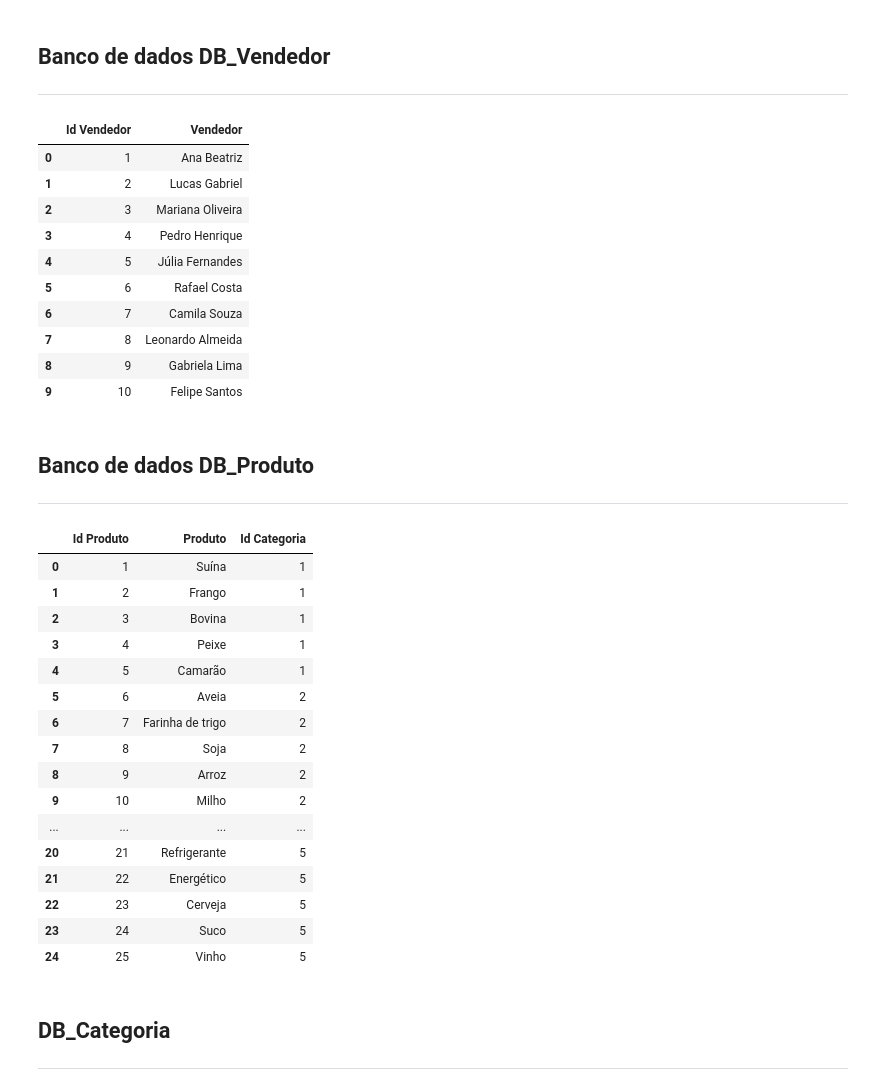
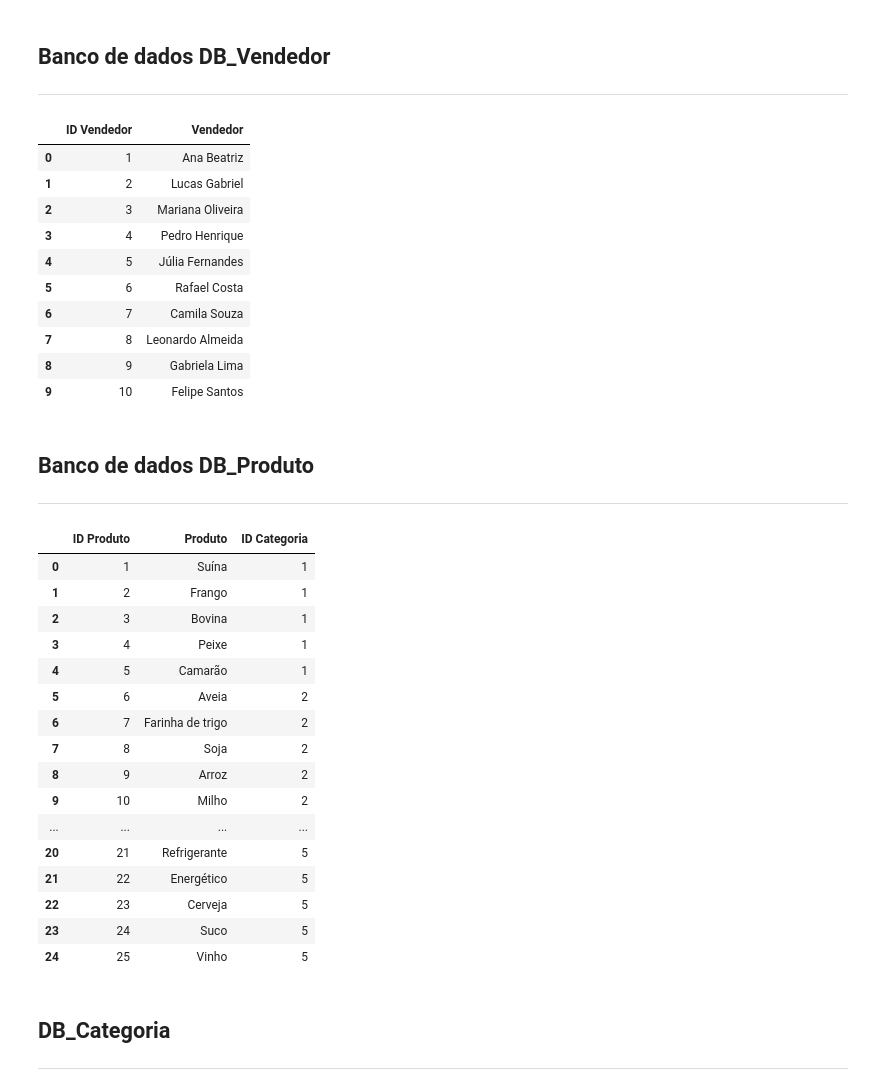
Before and after one commit to Tiago-HCruz/Loja-Mercadoria-Alimenticios, a Jupyter notebook: Python/Script_Proj_Varejo.ipynb, the cells around one changed output. Cells and saved outputs as stored; diff of their text form; code cells hidden in the pictures.

```diff
--- a/Python/Script_Proj_Varejo.ipynb
+++ b/Python/Script_Proj_Varejo.ipynb
@@ -225,7 +234,7 @@ df5
 ---
 # %%
 DB_Vendedor = pd.DataFrame({
-"Id Vendedor": list(range(1, 11)),
+"ID Vendedor": list(range(1, 11)),
 "Vendedor": ["Ana Beatriz","Lucas Gabriel","Mariana Oliveira","Pedro Henrique",
              "Júlia Fernandes", "Rafael Costa","Camila Souza","Leonardo Almeida",
              "Gabriela Lima","Felipe Santos"]
@@ -233,8 +242,11 @@ DB_Vendedor = pd.DataFrame({
 
 
 DB_Vendedor
+
+#aba1 = planilha.sheet1
+#aba1.update([DB_Vendedor.columns.values.tolist()] + DB_Vendedor.fillna(-1).values.tolist())
 # %% [output]
-|  | Id Vendedor | Vendedor |
+|  | ID Vendedor | Vendedor |
 | 0 | 1 | Ana Beatriz |
 | 1 | 2 | Lucas Gabriel |
 | 2 | 3 | Mariana Oliveira |
@@ -250,19 +262,22 @@ DB_Vendedor
 ---
 # %%
 DB_Produto = pd.DataFrame({
-"Id Produto": list(range(1, 26)),
+"ID Produto": list(range(1, 26)),
 "Produto": ["Suína", "Frango", "Bovina", "Peixe", "Camarão",
             "Aveia", "Farinha de trigo", "Soja", "Arroz", "Milho",
             "Maçã", "Melancia", "Limão", "Maracujá", "Banana",
             "Alface", "Abobrinha", "pepino", "Berinjela", "Tomate",
             "Refrigerante", "Energético", "Cerveja", "Suco", "Vinho"],
-"Id Categoria": [1]*5 + [2]*5 + [3]*5 + [4]*5 + [5]*5
+"ID Categoria": [1]*5 + [2]*5 + [3]*5 + [4]*5 + [5]*5
 })
 
 
 DB_Produto
+
+#aba1 = planilha.sheet1
+#aba1.update([DB_Produto.columns.values.tolist()] + DB_Produto.fillna(-1).values.tolist())
 # %% [output]
-|  | Id Produto | Produto | Id Categoria |
+|  | ID Produto | Produto | ID Categoria |
 | 0 | 1 | Suína | 1 |
 | 1 | 2 | Frango | 1 |
 | 2 | 3 | Bovina | 1 |
```
Also changed, not shown: parts of 8 cells of this notebook.
